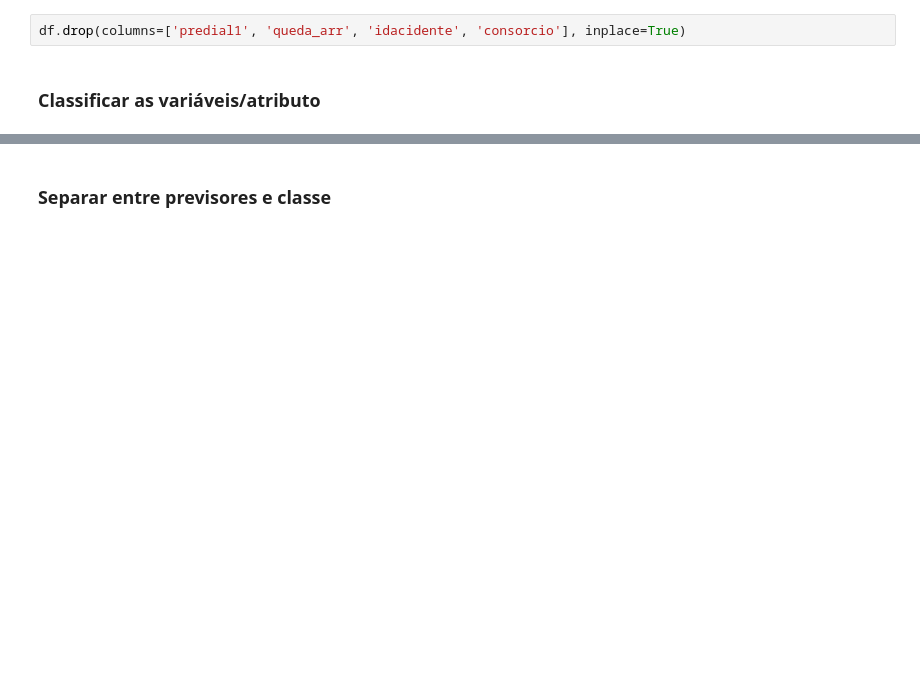
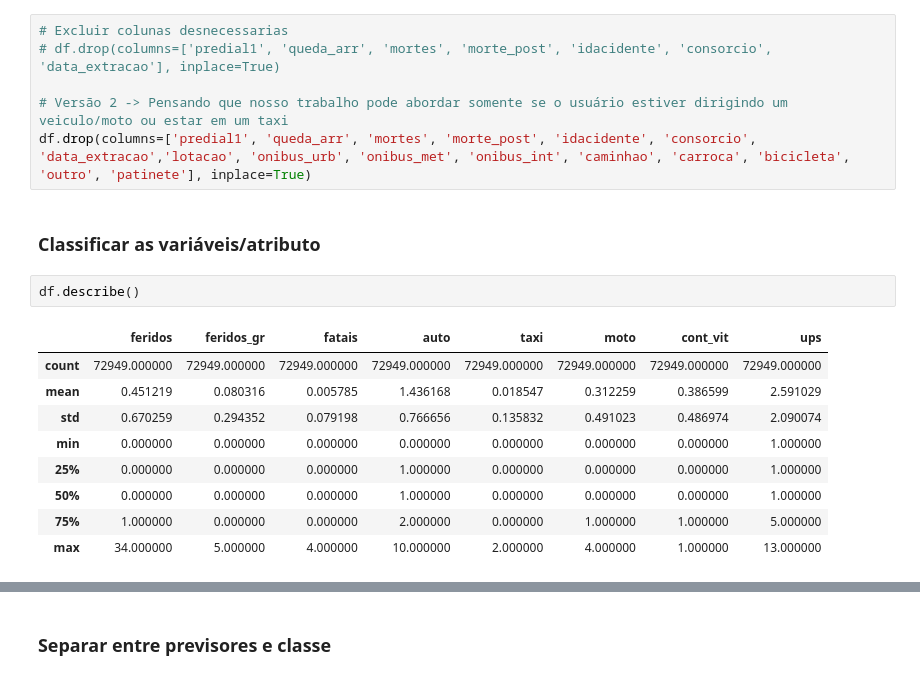
Before and after one commit to IgorCassolli/trabalho-pyspark, a Jupyter notebook: app.ipynb, the cells around one changed output, grey strips where cells are left out. Cells and saved outputs as stored; diff of their text form; blank space fills up the shorter version.

```diff
--- a/app.ipynb
+++ b/app.ipynb
@@ -242,6 +344,22 @@ df.describe()
 # %% [markdown]
 ### Decidir quais atributos serão úteis
-# %%
-df.drop(columns=['predial1', 'queda_arr', 'idacidente', 'consorcio'], inplace=True)
+# %%
+# Excluir colunas desnecessarias
+# df.drop(columns=['predial1', 'queda_arr', 'mortes', 'morte_post', 'idacidente', 'consorcio', 'data_extracao'], inplace=True)
+
+# Versão 2 -> Pensando que nosso trabalho pode abordar somente se o usuário estiver dirigindo um veiculo/moto ou estar em um taxi
+df.drop(columns=['predial1', 'queda_arr', 'mortes', 'morte_post', 'idacidente', 'consorcio', 'data_extracao','lotacao', 'onibus_urb', 'onibus_met', 'onibus_int', 'caminhao', 'carroca', 'bicicleta', 'outro', 'patinete'], inplace=True)
 # %% [markdown]
 ### Classificar as variáveis/atributo
+# %%
+df.describe()
+# %% [output]
+|  | feridos | feridos_gr | fatais | auto | taxi | moto | cont_vit | ups |
+| count | 72949.000000 | 72949.000000 | 72949.000000 | 72949.000000 | 72949.000000 | 72949.000000 | 72949.000000 | 72949.000000 |
+| mean | 0.451219 | 0.080316 | 0.005785 | 1.436168 | 0.018547 | 0.312259 | 0.386599 | 2.591029 |
+| std | 0.670259 | 0.294352 | 0.079198 | 0.766656 | 0.135832 | 0.491023 | 0.486974 | 2.090074 |
+| min | 0.000000 | 0.000000 | 0.000000 | 0.000000 | 0.000000 | 0.000000 | 0.000000 | 1.000000 |
+| 25% | 0.000000 | 0.000000 | 0.000000 | 1.000000 | 0.000000 | 0.000000 | 0.000000 | 1.000000 |
+| 50% | 0.000000 | 0.000000 | 0.000000 | 1.000000 | 0.000000 | 0.000000 | 0.000000 | 1.000000 |
+| 75% | 1.000000 | 0.000000 | 0.000000 | 2.000000 | 0.000000 | 1.000000 | 1.000000 | 5.000000 |
+| max | 34.000000 | 5.000000 | 4.000000 | 10.000000 | 2.000000 | 4.000000 | 1.000000 | 13.000000 |
```
Also changed, not shown: parts of 18 cells of this notebook, 2 other files.
